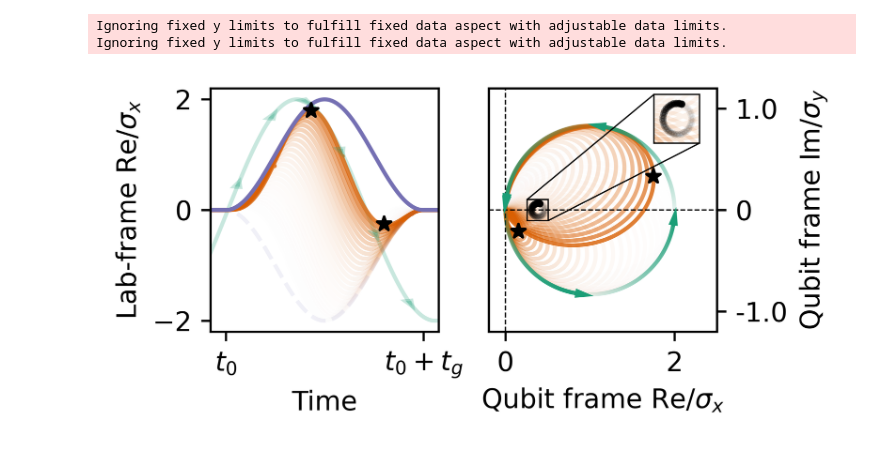
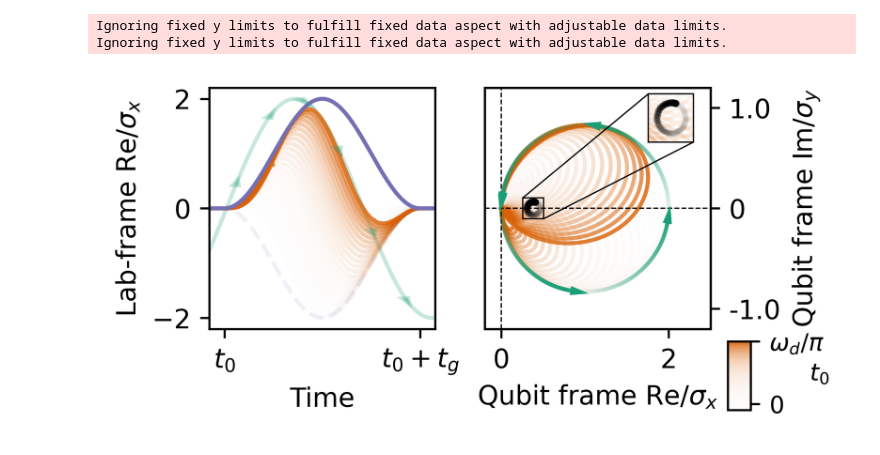
Before and after one commit to t-clausen/qdev_fastgates, a Jupyter notebook: bachelor/plt_bach.ipynb, the cells around one changed output. Cells and saved outputs as stored; diff of their text form; code cells hidden in the pictures.

Commit message:
handin version

```diff
--- a/bachelor/plt_bach.ipynb
+++ b/bachelor/plt_bach.ipynb
@@ -400,7 +513,9 @@ ax[1].indicate_inset_zoom(axins, edgecolor="black", lw=0.5, alpha=1, ls='-')
 for k in axins.spines.keys():
     axins.spines[k].set_linewidth(0.5)
 
-for t_0 in np.linspace(0, omega_d/np.pi, 40):
+t_0s = np.linspace(0, omega_d/np.pi, 40)
+clrs = []
+for t_0 in t_0s:
     t_0 += dt_0
     #t_0 = 0.1
     cs = [
@@ -453,6 +568,10 @@ for t_0 in np.linspace(0, omega_d/np.pi, 40):
     ax[0].plot(X, np.real(eelem_0/2), label='Matrix Element', color=cs[1], alpha=alpha)
     axins.plot(np.real(eelem), np.imag(eelem), label='Matrix Element with Envelope', color=cs[1], alpha=alpha)
     axins.scatter(np.mean(np.real(eelem)), np.mean(np.imag(eelem)), color="black", s=3, label='Mean Element', alpha=alpha2, zorder=10)
+    hex2rgb = lambda h: tuple(int(h[i:i+2], 16) for i in (1, 3, 5))
+    clr = hex2rgb(cs[1])
+    rgba = (clr[0]/255, clr[1]/255, clr[2]/255, alpha2)
+    clrs.append(rgba)
     alpha *= 0.8
     alpha2 *= 0.9
 
@@ -518,38 +637,59 @@ if style == "C":
         points = np.array([np.real(element[shift:shift+period_idx//4]), np.imag(element[shift:shift+period_idx//4])]).T
         segments = np.stack([points[:-1], points[1:]], axis=1)
         lc = LineCollection(segments, colors=rgba_s[:-1], linewidths=1.5, label='Matrix Element')
         ax[1].add_collection(lc)
         endbit = segments[:1]
         #ax[1].plot(endbit[:, 0], endbit[:, 1], lw=1.5, color="red")
         #use endbit to plot an arrow
         """endbit -= 1
         endbit *= 1.1
         endbit += 1"""
         ax[1].arrow(endbit[0][0][0], endbit[0][0][1], endbit[0][1][0]-endbit[0][0][0], endbit[0][1][1]-endbit[0][0][1],
                     head_width=0.05, head_length=0.1, fc=cs[0],ec=cs[0], lw=1.5, zorder=10)
 
 
 #set a star for reference
 ax[0].set_xlim(-0.1,t_g+0.1)
-ax[0].scatter(0.56, 1.8, color="black", s=30, label='Reference', alpha=1, zorder=10, marker='*')
-ax[1].scatter(1.75, 0.4, color="black", s=30, label='Reference', alpha=1, zorder=10, marker='*')
-ax[0].scatter(1.04, -0.25, color="black", s=30, label='Reference', alpha=1, zorder=10, marker='*')
-ax[1].scatter(0.15, -0.25, color="black", s=30, label='Reference', alpha=1, zorder=10, marker='*')
+#ax[0].scatter(0.56, 1.8, color="black", s=30, label='Reference', alpha=1, zorder=10, marker='*')
+#ax[1].scatter(1.75, 0.4, color="black", s=30, label='Reference', alpha=1, zorder=10, marker='*')
+#ax[0].scatter(1.04, -0.25, color="black", s=30, label='Reference', alpha=1, zorder=10, marker='*')
+#ax[1].scatter(0.15, -0.25, color="black", s=30, label='Reference', alpha=1, zorder=10, marker='*')
 ax[0].set_xticks([0, t_g])
 ax[0].set_xticklabels([rf'$t_0$', rf'$t_0 + t_g$'])
 axt = ax[1].twinx()
 axt.set_ylabel(rf'Qubit frame Im/$\sigma_y$')
 axt.set_ylim(-1.2, 1.2)
 axt.set_yticks([-1.0,0,1.0])
 axt.set_yticklabels(['-1.0', '0', '1.0'])
+
+#use t_0s and clrs to construct a colormap and colorbar
+from matplotlib import cm
+from matplotlib.colors import Normalize
+from matplotlib.colors import LinearSegmentedColormap
+trunc = len(t_0s)//1
+norm = Normalize(vmin=min(t_0s[:trunc]), vmax=max(t_0s[:trunc]))
+cmap = LinearSegmentedColormap.from_list('my_cmap', clrs[:trunc], N=len(t_0s[:trunc]))
+sm = plt.cm.ScalarMappable(cmap=cmap, norm=norm)
+sm.set_array([])  # only needed for older versions of matplotlib
+cbarax = fig.add_axes([0.5, 0.08, 0.4, 0.18])  # [left, bottom, width, height]
+cbarax.set_axis_off()  # Hide the colorbar axis
+cbar = plt.colorbar(sm, ax=cbarax, orientation='vertical', pad=0.02, aspect=3)
+# Set the colorbar label and shift it upward by adjusting the position
+cbar.set_label(rf'$t_0$', fontsize=9, rotation=0, labelpad=0.0)
+cbar.ax.yaxis.set_label_coords(4, 0.7)  # (x, y): x > 1 moves label up and right
+cbar.ax.tick_params(labelsize=9)
+cbar.set_ticks([0, 1.0])
+cbar.set_ticklabels([r'$\omega_d/\pi$', r'$0$'])
+cbar.ax.invert_yaxis()  # Invert the colorbar to match the plot
+
 plt.tight_layout()
 
 plt.savefig('phase_space_matrix_element.pdf')
 plt.show()
 # %% [output]
 Ignoring fixed y limits to fulfill fixed data aspect with adjustable data limits.
 Ignoring fixed y limits to fulfill fixed data aspect with adjustable data limits.
-[figure, old version]
+[figure, new version]
 # %%
 #DRAG spectra plot
 %load_ext autoreload
```
Also changed, not shown: parts of 4 cells of this notebook, 11 other files.
